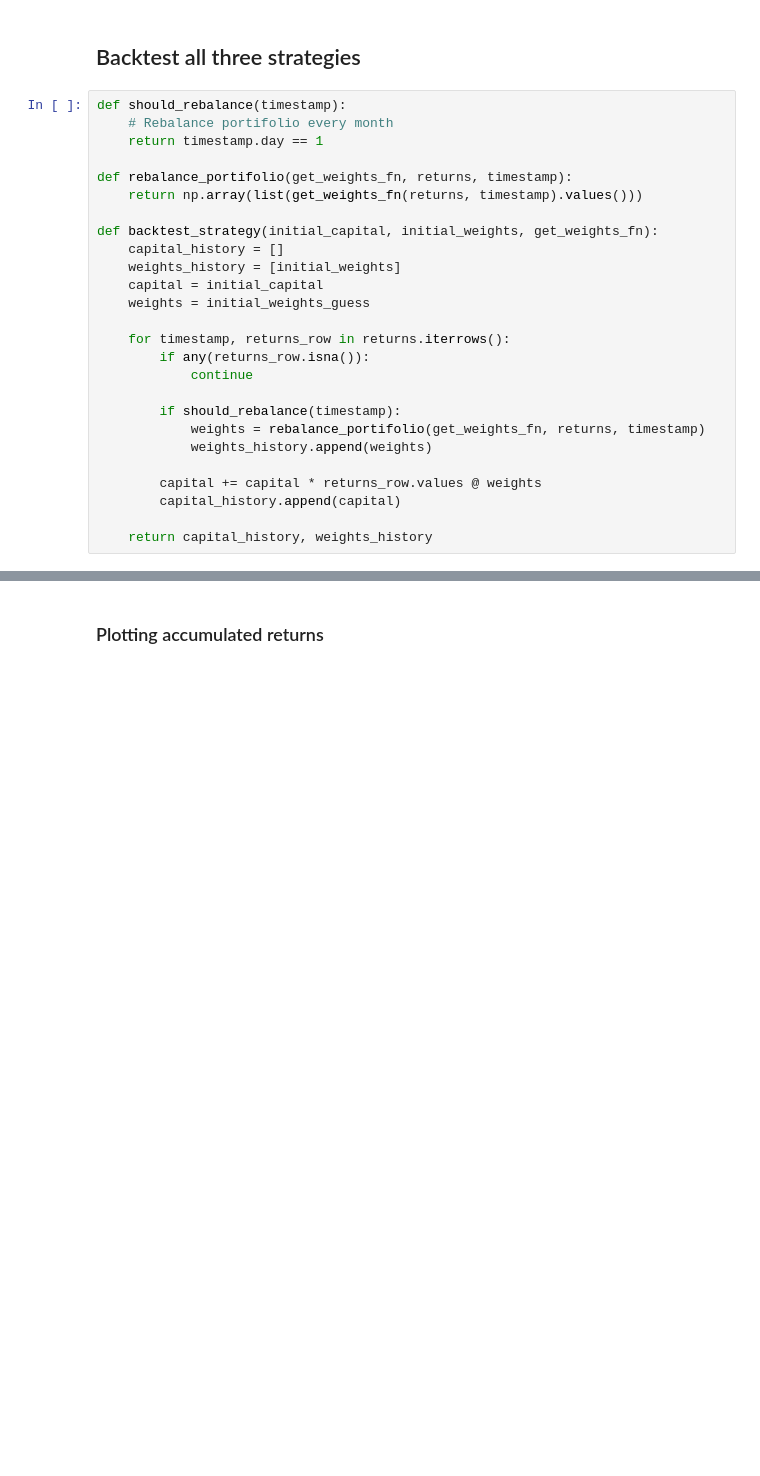
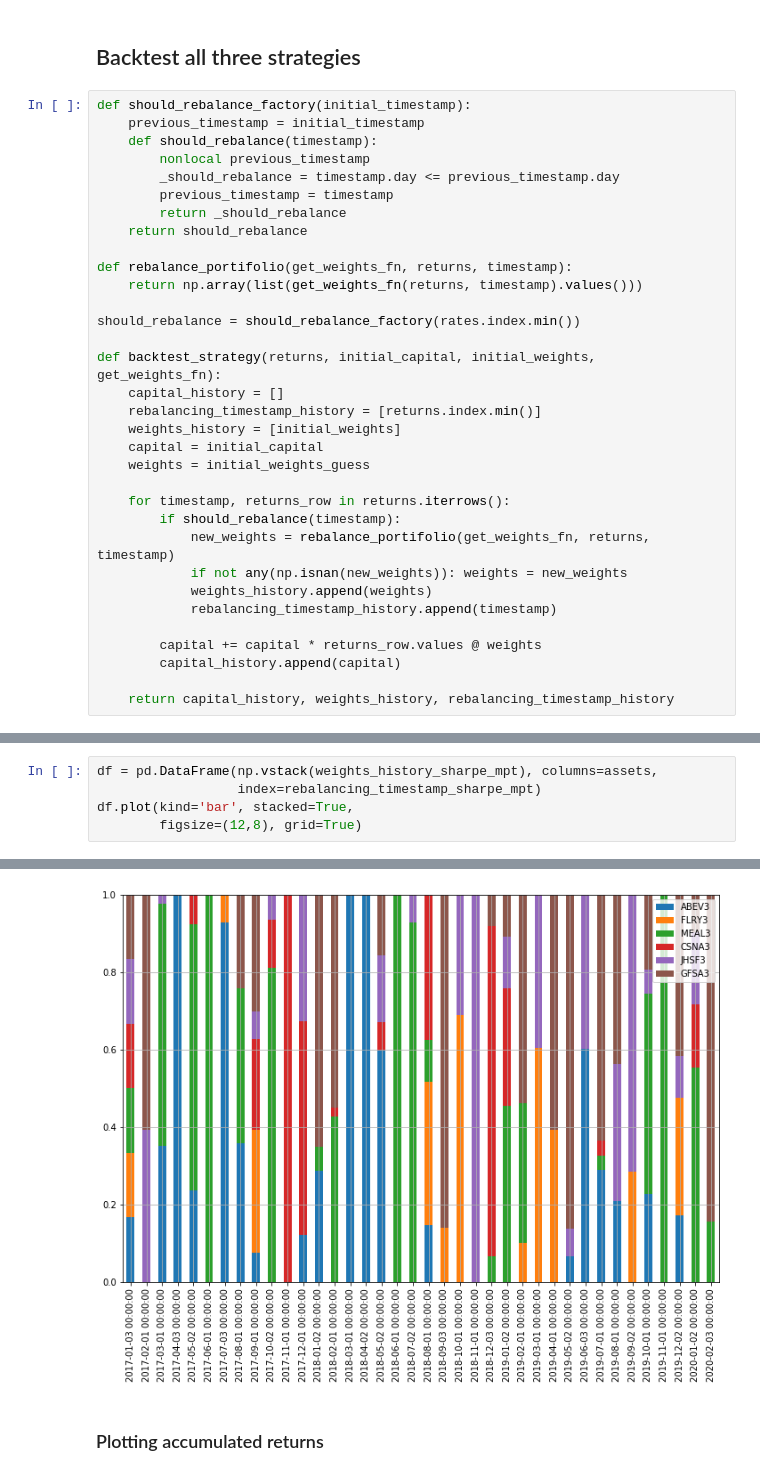
Before and after one commit to leoniloris/Portfolio-Optimization, a Jupyter notebook: portfolio optimization.ipynb, the cells around one changed output, grey strips where cells are left out. Drawn from its saved outputs; the diff is of its cells as text; blank space fills up the shorter version.

```diff
--- a/portfolio optimization.ipynb
+++ b/portfolio optimization.ipynb
@@ -242,29 +244,36 @@ def buy_and_hold(_returns, _current_day):
 # %% [markdown]
 ## Backtest all three strategies
 # %%
-def should_rebalance(timestamp):
-    # Rebalance portifolio every month
-    return timestamp.day == 1
+def should_rebalance_factory(initial_timestamp):
+    previous_timestamp = initial_timestamp
+    def should_rebalance(timestamp):
+        nonlocal previous_timestamp
+        _should_rebalance = timestamp.day <= previous_timestamp.day
+        previous_timestamp = timestamp
+        return _should_rebalance
+    return should_rebalance
 
 def rebalance_portifolio(get_weights_fn, returns, timestamp):
     return np.array(list(get_weights_fn(returns, timestamp).values()))
 
-def backtest_strategy(initial_capital, initial_weights, get_weights_fn):
+should_rebalance = should_rebalance_factory(rates.index.min())
+
+def backtest_strategy(returns, initial_capital, initial_weights, get_weights_fn):
     capital_history = []
+    rebalancing_timestamp_history = [returns.index.min()]
     weights_history = [initial_weights]
     capital = initial_capital
     weights = initial_weights_guess
 
     for timestamp, returns_row in returns.iterrows():
-        if any(returns_row.isna()):
-            continue
-
         if should_rebalance(timestamp):
-            weights = rebalance_portifolio(get_weights_fn, returns, timestamp)
+            new_weights = rebalance_portifolio(get_weights_fn, returns, timestamp)
+            if not any(np.isnan(new_weights)): weights = new_weights
             weights_history.append(weights)
+            rebalancing_timestamp_history.append(timestamp)
 
         capital += capital * returns_row.values @ weights
         capital_history.append(capital)
 
-    return capital_history, weights_history
+    return capital_history, weights_history, rebalancing_timestamp_history
 # %%
@@ -282,3 +300,9 @@ accumulated_capital_buy_n_hold, weights_buy_n_hold = backtest_strategy(
     initial_capital,
     initial_weights_guess.copy(),
     buy_and_hold)
+# %%
+df = pd.DataFrame(np.vstack(weights_history_sharpe_mpt), columns=assets,
+                  index=rebalancing_timestamp_sharpe_mpt)
+df.plot(kind='bar', stacked=True,
+        figsize=(12,8), grid=True)
+# %% [output]
@@ -285,3 +310,4 @@ accumulated_capital_buy_n_hold, weights_buy_n_hold = backtest_strategy(
+[figure, added]
 # %% [markdown]
 ### Plotting accumulated returns
 # %%
```
Also changed, not shown: parts of 16 cells of this notebook, 1 other file.
